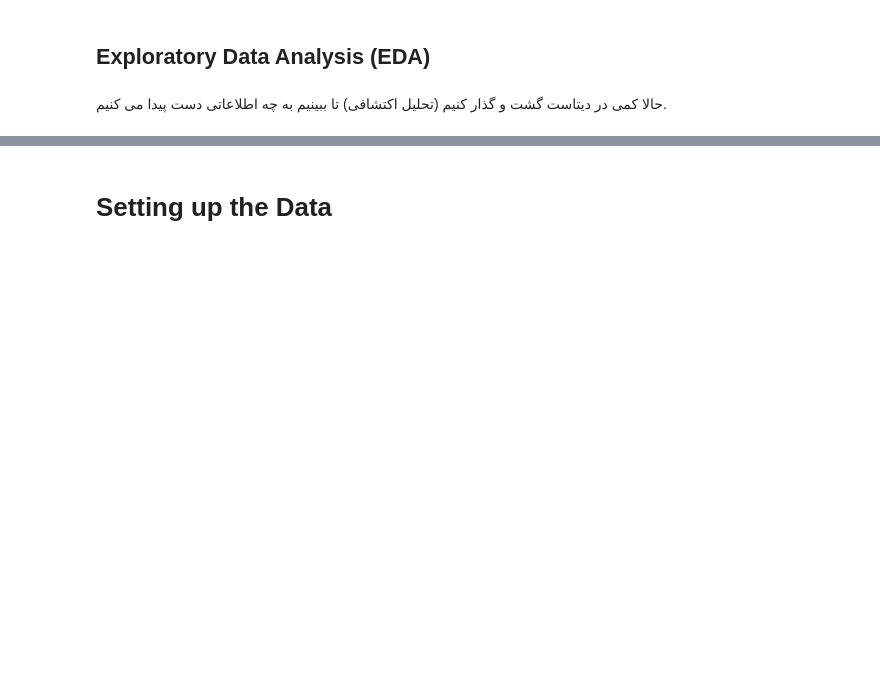
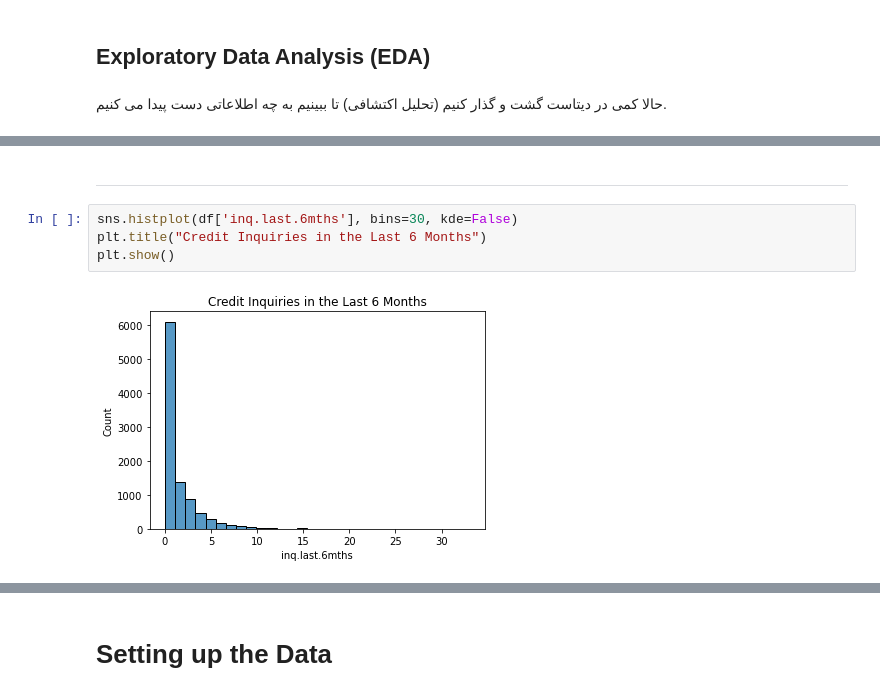
Before and after one commit to aminmk99/machine-learning-projects, a Jupyter notebook: Load Repayment Decision Tree& Random Forest/loan_repayment.ipynb, the cells around one changed output, grey strips where cells are left out. Saved outputs shown, nothing was run; the diff lists cells and outputs as text; blank space fills up the shorter version.

```diff
--- a/Load Repayment Decision Tree& Random Forest/loan_repayment.ipynb
+++ b/Load Repayment Decision Tree& Random Forest/loan_repayment.ipynb
@@ -85,0 +129,8 @@ memory usage: 1.0+ MB
+# %% [markdown]
+---
+# %%
+sns.histplot(df['inq.last.6mths'], bins=30, kde=False)
+plt.title("Credit Inquiries in the Last 6 Months")
+plt.show()
+# %% [output]
+[figure, added]
```
Also changed, not shown: parts of 42 cells of this notebook.
